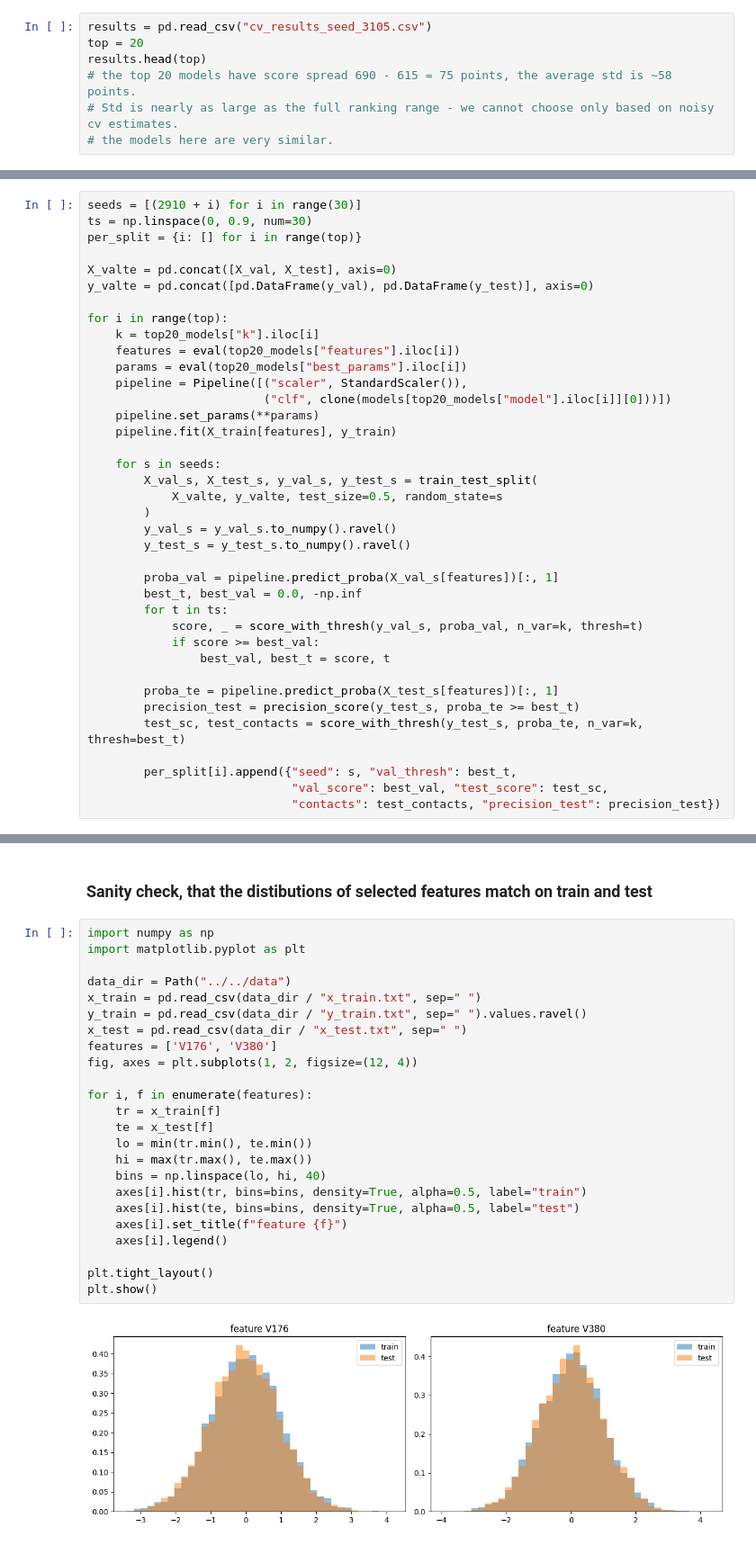
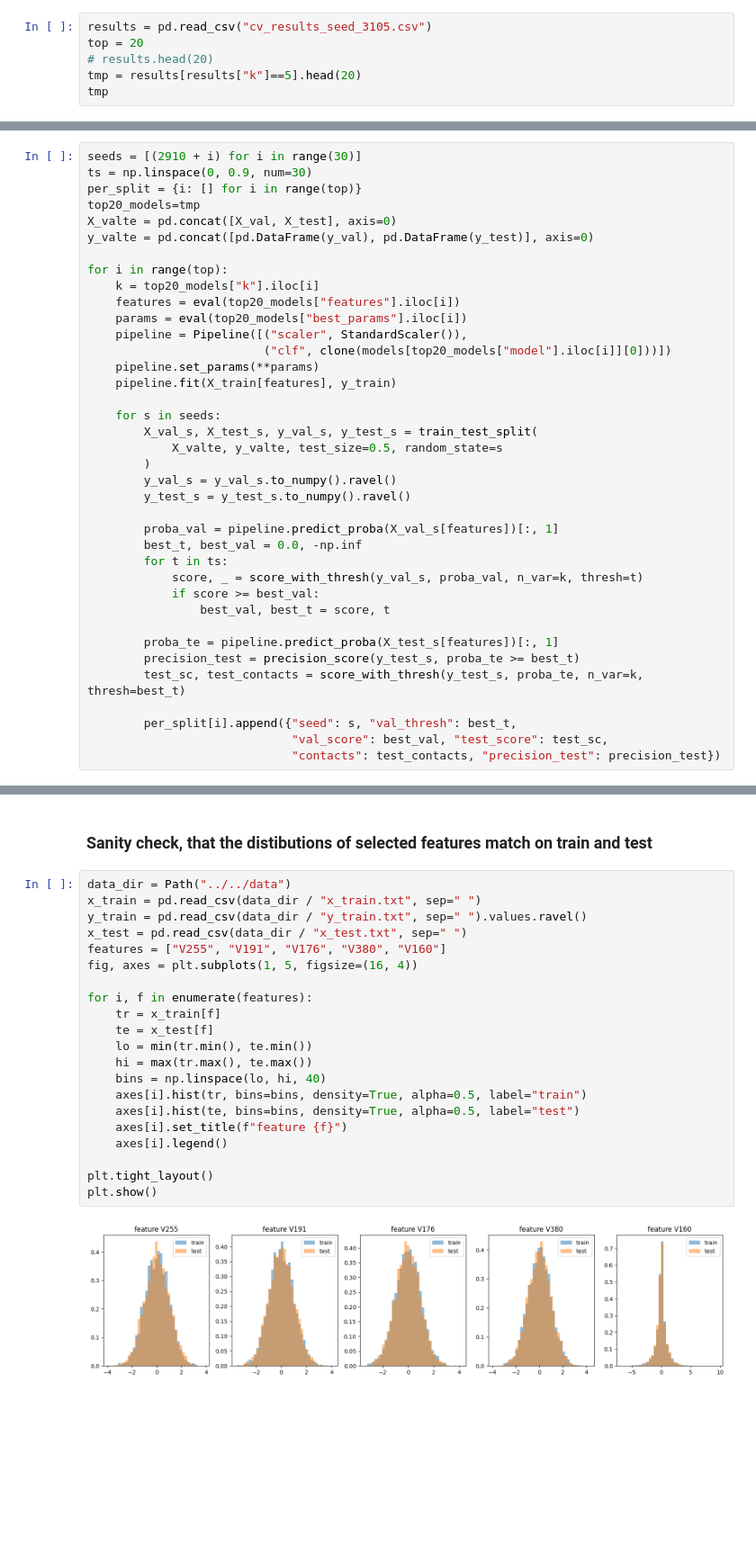
Before and after one commit to olaidczak/cost-sensitive-marketing, a Jupyter notebook: src/model/model_selection.ipynb, the cells around one changed output, grey strips where cells are left out. Shown at 90% size. Drawn from its saved outputs; the diff is of its cells as text; blank space fills up the shorter version.

Commit message:
final model 5 variables

```diff
--- a/src/model/model_selection.ipynb
+++ b/src/model/model_selection.ipynb
@@ -108,9 +109,8 @@ results = perform_random_search_cv(X_train, y_train, seed=SEED, k_values=K_VALUE
 # %%
 results = pd.read_csv("cv_results_seed_3105.csv")
 top = 20
-results.head(top)
-# the top 20 models have score spread 690 - 615 = 75 points, the average std is ~58 points.
-# Std is nearly as large as the full ranking range - we cannot choose only based on noisy cv estimates.
-# the models here are very similar.
+# results.head(20)
+tmp = results[results["k"]==5].head(20)
+tmp
 # %% [output]
 |  | k | kind | model | cv_score | cv_score_std | features | best_params | accuracy | accuracy_std | ... |
@@ -147,7 +147,7 @@ models = get_models()
 seeds = [(2910 + i) for i in range(30)]
 ts = np.linspace(0, 0.9, num=30)
 per_split = {i: [] for i in range(top)}
-
+top20_models=tmp
 X_valte = pd.concat([X_val, X_test], axis=0)
 y_valte = pd.concat([pd.DataFrame(y_val), pd.DataFrame(y_test)], axis=0)
 
@@ -315,28 +433,25 @@ array([2260, 1872,   19, 2171, 1901,   60,  980, 2346, 3443, 3961, 1931,
 # %% [markdown]
 ### Sanity check, that the distibutions of selected features match on train and test
 # %%
-import numpy as np
-import matplotlib.pyplot as plt
-
 data_dir = Path("../../data")
 x_train = pd.read_csv(data_dir / "x_train.txt", sep=" ")
 y_train = pd.read_csv(data_dir / "y_train.txt", sep=" ").values.ravel()
 x_test = pd.read_csv(data_dir / "x_test.txt", sep=" ")
-features = ['V176', 'V380']
-fig, axes = plt.subplots(1, 2, figsize=(12, 4))
+features = ["V255", "V191", "V176", "V380", "V160"]
+fig, axes = plt.subplots(1, 5, figsize=(16, 4))
 
 for i, f in enumerate(features):
     tr = x_train[f]
     te = x_test[f]
     lo = min(tr.min(), te.min())
     hi = max(tr.max(), te.max())
     bins = np.linspace(lo, hi, 40)
     axes[i].hist(tr, bins=bins, density=True, alpha=0.5, label="train")
     axes[i].hist(te, bins=bins, density=True, alpha=0.5, label="test")
     axes[i].set_title(f"feature {f}")
     axes[i].legend()
 
 plt.tight_layout()
 plt.show()
 # %% [output]
-[figure, old version]
+[figure, new version]
```
Also changed, not shown: parts of 10 cells of this notebook, 2 other files.
